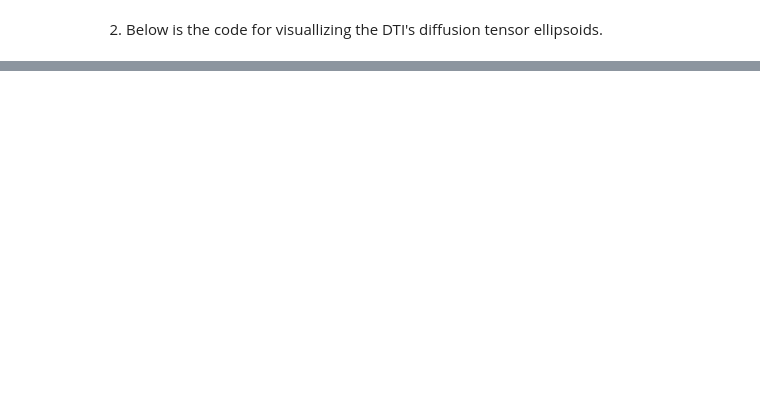
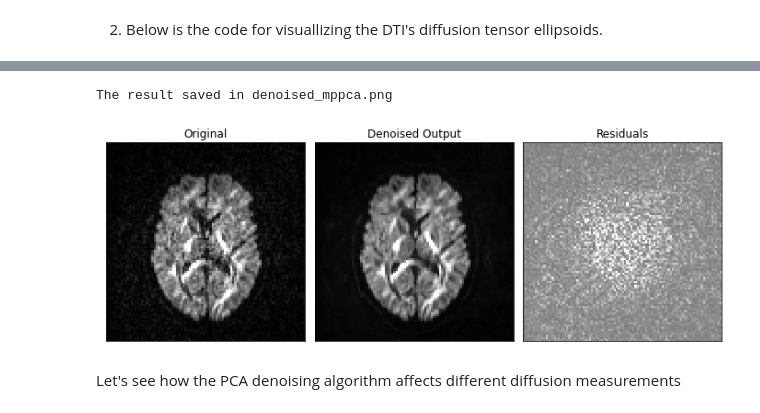
Before and after one commit to ritagnunes/GliMR_dMRIdemo, a Jupyter notebook: GliMR_dMRI_Demo.ipynb, the cells around one changed output, grey strips where cells are left out. Drawn from its saved outputs; the diff is of its cells as text; code cells hidden in the pictures; blank space fills up the shorter version.

Commit message:
added Denoising, Gibbs ringing and DKI fitting

```diff
--- a/GliMR_dMRI_Demo.ipynb
+++ b/GliMR_dMRI_Demo.ipynb
@@ -224,3 +252,0 @@ Let's now extract the corresponding GradientTable object according to the loaded
-# %%
-from dipy.core.gradients import gradient_table
-gtab = gradient_table(bvals, bvecs)
@@ -364,0 +423,13 @@ if interactive:
+# %%
+import nibabel as nib
+from time import time
+
+bvals = gtab.bvals
+bvecs = gtab.bvecs
+
+sel_b = np.logical_or(np.logical_or(bvals == 0, bvals == 1000), bvals == 2000)
+
+data = data[..., sel_b]
+gtab = gradient_table(bvals[sel_b], bvecs[sel_b])
+
+print(data.shape)
@@ -364,0 +440,4 @@ if interactive:
+# %%
+from dipy.denoise.localpca import mppca
+
+denoised_arr = mppca(data, patch_radius=2)
@@ -364,0 +448,30 @@ if interactive:
+# %%
+sli = data.shape[2] // 2
+gra = data.shape[3] - 1
+orig = data[:, :, sli, gra]
+den = denoised_arr[:, :, sli, gra]
+rms_diff = np.sqrt((orig - den) ** 2)
+
+fig1, ax = plt.subplots(1, 3, figsize=(12, 6),
+                        subplot_kw={'xticks': [], 'yticks': []})
+
+fig1.subplots_adjust(hspace=0.3, wspace=0.05)
+
+ax.flat[0].imshow(orig.T, cmap='gray', interpolation='none',
+                  origin='lower',  vmin=0, vmax=80)
+ax.flat[0].set_title('Original')
+ax.flat[1].imshow(den.T, cmap='gray', interpolation='none',
+                  origin='lower', vmin=0, vmax=80)
+ax.flat[1].set_title('Denoised Output')
+ax.flat[2].imshow(rms_diff.T, cmap='gray', interpolation='none',
+                  origin='lower', vmin=-10, vmax=10)
+ax.flat[2].set_title('Residuals')
+
+fig1.savefig('denoised_mppca.png')
+
+print("The result saved in denoised_mppca.png")
+# %% [output]
+The result saved in denoised_mppca.png
+[figure, added]
+# %% [markdown]
+Let's see how the PCA denoising algorithm affects different diffusion measurements
```
Also changed, not shown: parts of 50 cells of this notebook.
